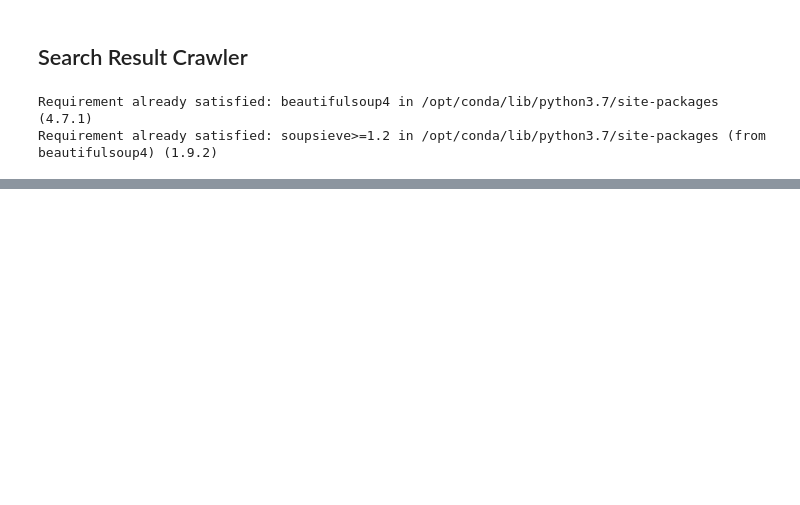
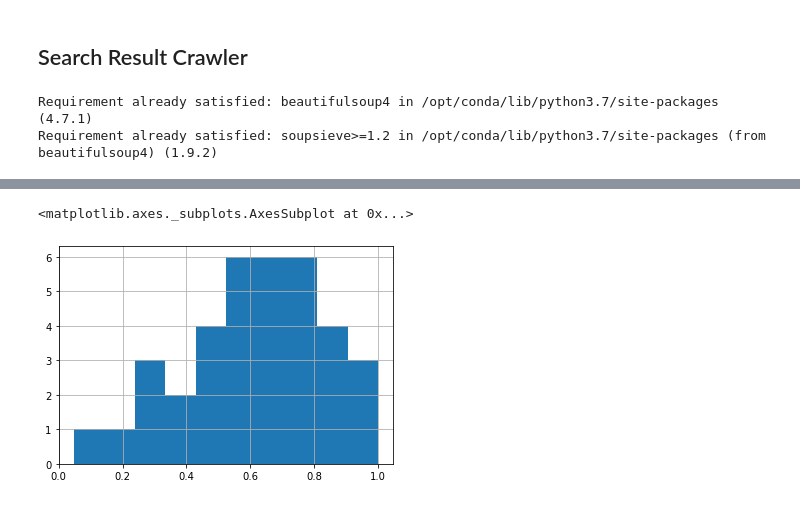
Before and after one commit to nicksettje/unique-search, a Jupyter notebook: backend.ipynb, the cells around one changed output, grey strips where cells are left out. Cells and saved outputs as stored; diff of their text form; code cells hidden in the pictures; blank space fills up the shorter version.

```diff
--- a/backend.ipynb
+++ b/backend.ipynb
@@ -307,0 +420,7 @@ for label, index in [('MOST', 0), ('MEDIAN', len(sims)//2), ('LEAST', len(sims)
+# %%
+topic_similarities = {}
+for topic in inferred_vectors:
+    topic_similarities[topic] = inferred_vectors[topic].apply(
+        lambda x: x['vector'].dot(model.docvecs[topic]), axis=1)
+    topic_similarities[topic] = pd.Series(topic_similarities[topic])
+    topic_similarities[topic] /= topic_similarities[topic].max()
@@ -307,0 +438,5 @@ for label, index in [('MOST', 0), ('MEDIAN', len(sims)//2), ('LEAST', len(sims)
+# %%
+pd.Series(topic_similarities[key_topic]).hist()
+# %% [output]
+<matplotlib.axes._subplots.AxesSubplot at 0x...>
+[figure, added]
```
Also changed, not shown: parts of 47 cells of this notebook.
